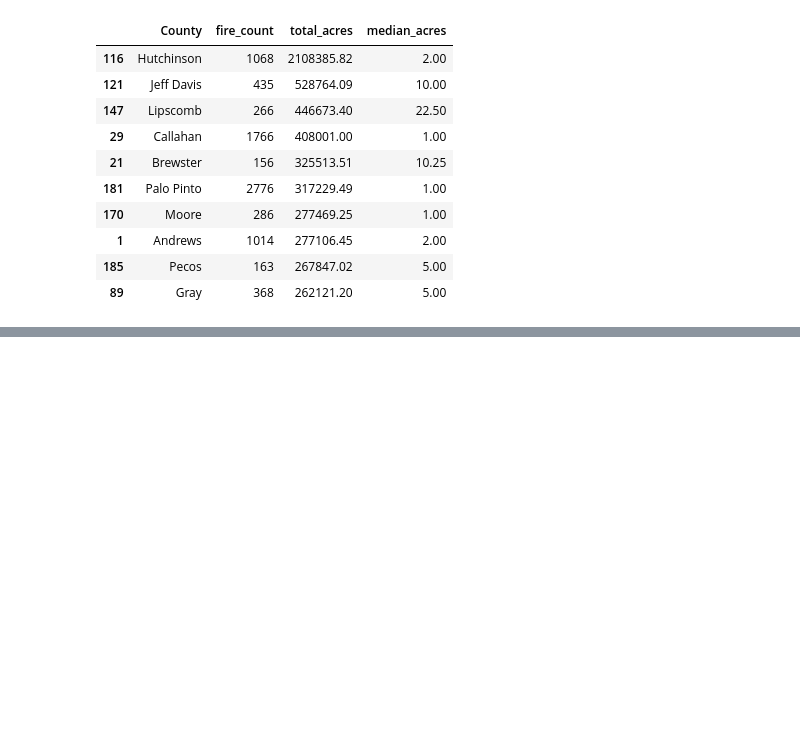
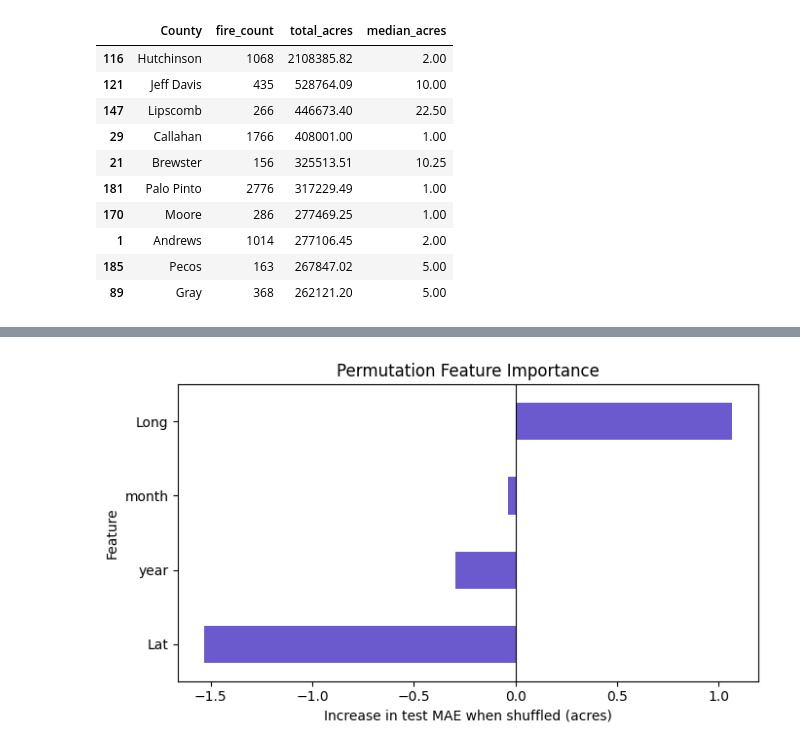
Before and after one commit to HAP-15/Data-Science-Capstone-Project-Wildfire-Prediction, a Jupyter notebook: EDA_work.ipynb, the cells around one changed output, grey strips where cells are left out. Saved outputs shown, nothing was run; the diff lists cells and outputs as text; code cells hidden in the pictures; blank space fills up the shorter version.

```diff
--- a/EDA_work.ipynb
+++ b/EDA_work.ipynb
@@ -752,0 +595,25 @@ plt.show()
+# %%
+importance = permutation_importance(
+    raw_model,
+    X_test,
+    y_test,
+    scoring="neg_mean_absolute_error",
+    n_repeats=3,
+    random_state=42,
+    n_jobs=1
+)
+
+importance_series = pd.Series(
+    importance.importances_mean,
+    index=features
+).sort_values()
+
+importance_series.plot(kind="barh", figsize=(7, 4), color="slateblue")
+plt.axvline(0, color="black", linewidth=0.8)
+plt.xlabel("Increase in test MAE when shuffled (acres)")
+plt.ylabel("Feature")
+plt.title("Permutation Feature Importance")
+plt.tight_layout()
+plt.show()
+# %% [output]
+[figure, added]
```
Also changed, not shown: parts of 26 cells of this notebook.
